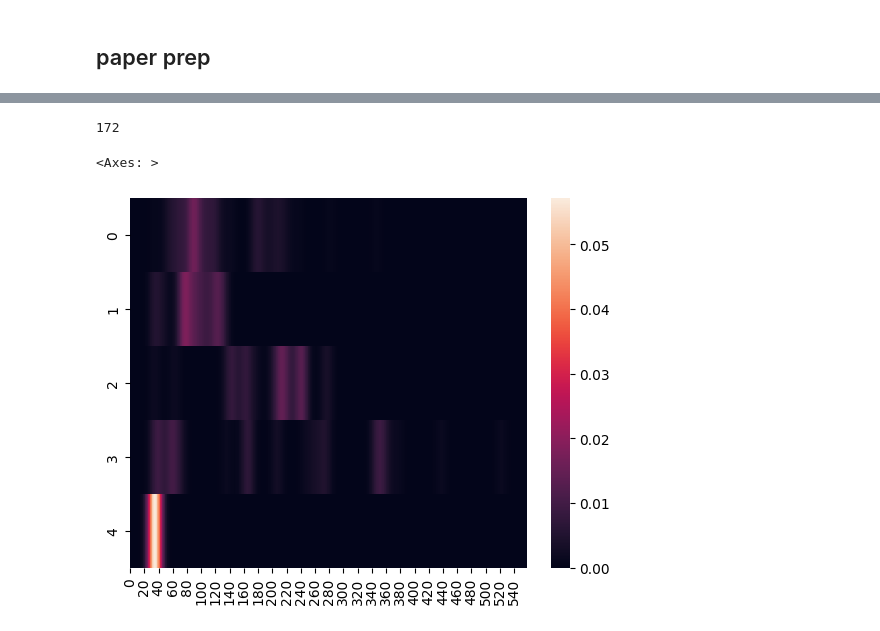
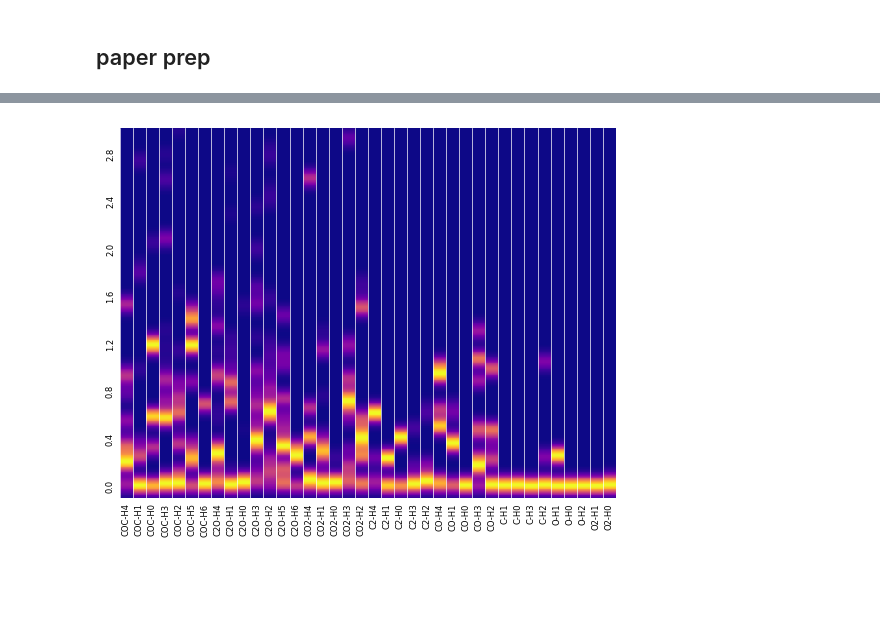
Before and after one commit to basf/autoadsorbate, a Jupyter notebook: scripts/aads_2025.ipynb, the cells around one changed output, grey strips where cells are left out. Drawn from its saved outputs; the diff is of its cells as text; code cells hidden in the pictures; blank space fills up the shorter version.

```diff
--- a/scripts/aads_2025.ipynb
+++ b/scripts/aads_2025.ipynb
@@ -134,6 +59,6 @@ def center_fragment_in_cell(atoms, fragment_inds):
 # %% [markdown]
 ### chemiscope
 # %%
-xdf = pd.read_csv('relaxed_traj.csv')
-relaxed_traj = read('relaxed_traj.xyz', index=':')
+# xdf = pd.read_csv('relaxed_traj.csv')
+# relaxed_traj = read('relaxed_traj.xyz', index=':')
 # %%
@@ -393,11 +137,13 @@ rdf['origin'] = ['aads' for _ in rdf['uid']]
 # %%
 from mace.calculators import mace_mp
 
-atoms = relaxed_traj[0].copy()
-ref_atoms = atoms[[atom.index for atom in relaxed_traj[0] if atoms.arrays['fragments'][atom.index] == 0]]
-calc = mace_mp(model='./models/mace-mp-0b3-medium.model', dispersion=True, device='cpu')
-ref_atoms.set_calculator(calc)
-parent_en = ref_atoms.get_potential_energy()
+parent_en = {}
+for mpid in rdf.pid.unique():
+    atoms = relaxed_traj[0].copy()
+    ref_atoms = atoms[[atom.index for atom in relaxed_traj[0] if atoms.arrays['fragments'][atom.index] == 0]]
+    calc = mace_mp(model='./models/mace-mp-0b3-medium.model', dispersion=True, device='cpu')
+    ref_atoms.set_calculator(calc)
+    parent_en[pid] = ref_atoms.get_potential_energy()
 
 ref_dict={
     'C' : 0,
@@ -437,4 +194,0 @@ See the caveats in the documentation: https://pandas.pydata.org/pandas-docs/stab
-# %%
-len(_xdf.energy_calibrated.values)
-# %% [output]
-172
@@ -443,41 +195,14 @@ energy_range = np.linspace(, 10, 100)
 # %%
-def gaussian(x, mu, sig):
-    return 1./(np.sqrt(2.*np.pi)*sig)*np.exp(-np.power((x - mu)/sig, 2.)/2)/100
-
-def get_gaussian_vector(e, std = 0.05, e_min = -0.2, e_max = 3, resolution=0.01, normalize=False):
-    energy_range = np.linspace(e_min, e_max, int((e_max-e_min)/resolution))
-    energy_values = np.zeros(len(energy_range))
-    for i, energy in enumerate(energy_range):
-        energy_values[i] = gaussian(energy, e, std)
-
-    if normalize:
-        energy_values = energy_values / np.sum(energy_values)
-
-    return energy_range, energy_values
-
-def get_gaussian_vectors(energies, std = 0.05, e_min = -0.2, e_max = 3, resolution=0.01, normalize=True):
-    energy_range = np.linspace(e_min, e_max, int((e_max-e_min)/resolution))
-    energy_values = np.zeros(len(energy_range))
-    for e in energies:
-        energy_values += get_gaussian_vector(e, std = std, e_min = e_min, e_max = e_max, resolution=resolution)[1]
-
-    if normalize:
-        energy_values = energy_values / np.sum(energy_values)
-
-    return energy_range, energy_values
-
-def energy_descriptor_from_slice(df_slice, column='energy_calibrated', std = 0.05,
-                                 e_min = 'auto', e_max = 'auto', resolution='auto', normalize=True):
-
-    if e_min == 'auto':
-        e_min = df_slice[column].min() - 5*std
-
-    if e_max == 'auto':
-        e_max = df_slice[column].max() + 5*std
-
-    if resolution == 'auto':
-        resolution = std / 7
-
-    energy_range, energy_values = get_gaussian_vectors(df_slice[column].values, std = std, e_min = e_min, e_max = e_max, resolution=resolution, normalize=normalize)
-
-    return energy_range, energy_values
+ax, heat_map = plot_energy_heatmap(_xdf,
+                    column = 'energy_calibrated',
+                    std = 0.05,
+                    e_min=-0.1,
+                    e_max=3,
+                    resolution='auto',
+                    normalize=True,
+                    normalize_mode='max',
+                    return_heatmap=True,
+                    cmap='plasma',
+                    T=True)
+# %% [output]
+[figure, added]
@@ -494,5 +208,0 @@ for i, backbone in enumerate(_xdf.backbone.unique()):
-# %%
-sns.heatmap(heat_map)
-# %% [output]
-<Axes: >
-[figure, removed]
```
Also changed, not shown: parts of 25 cells of this notebook, 1 other file.
